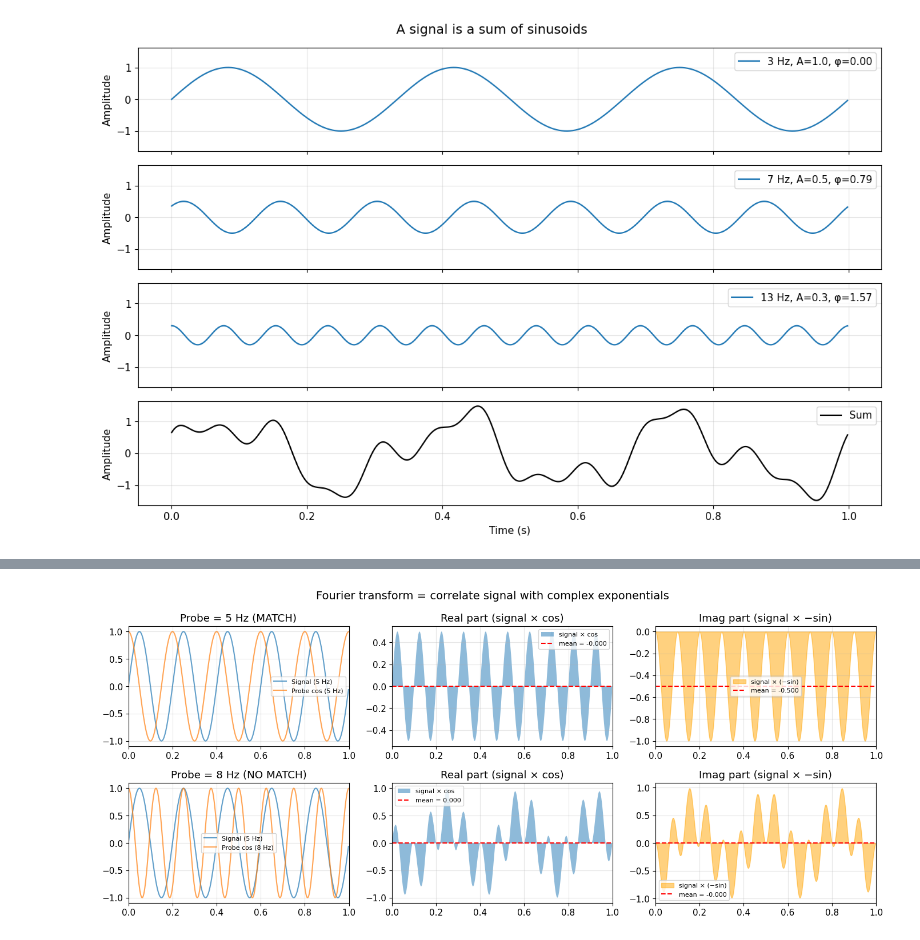
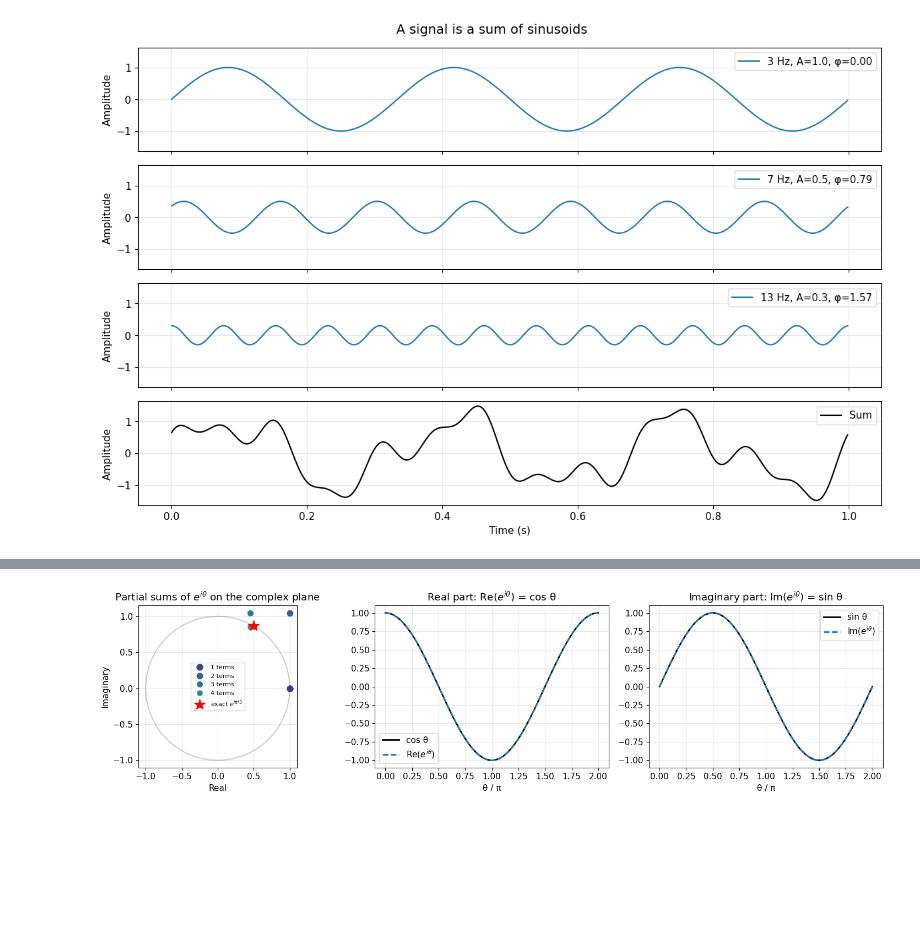
Before and after one commit to dbqpdb/fourier, a Jupyter notebook: fourier_transform.ipynb, the cells around one changed output, grey strips where cells are left out. Saved outputs shown, nothing was run; the diff lists cells and outputs as text; code cells hidden in the pictures; blank space fills up the shorter version.

```diff
--- a/fourier_transform.ipynb
+++ b/fourier_transform.ipynb
@@ -61,44 +87,60 @@ When the signal contains frequency $f$, the product stays coherent and the sum i
 
 Let's visualize this "correlation" process for a probe frequency that matches vs. one that doesn't.
 # %%
-# Simple test signal: pure 5 Hz sine
-test_signal = np.sin(2 * np.pi * 5 * t)
+# Verify Euler's formula: compare Taylor series partial sums with cos + i*sin
+from math import factorial
 
-fig, axes = plt.subplots(2, 3, figsize=(14, 6))
+theta = np.linspace(0, 2 * np.pi, 300)
 
-for row, probe_freq in enumerate([5, 8]):
-    # The probe: cos and -sin at the probe frequency
-    probe_cos = np.cos(2 * np.pi * probe_freq * t)
-    probe_sin = -np.sin(2 * np.pi * probe_freq * t)
+fig, axes = plt.subplots(1, 3, figsize=(15, 4))
 
-    # Products
-    prod_cos = test_signal * probe_cos
-    prod_sin = test_signal * probe_sin
+# Left: show partial sums of e^(iθ) converging on the unit circle
+ax = axes[0]
+ax.set_aspect('equal')
+ax.set_title("Partial sums of $e^{i\\theta}$ on the complex plane")
+theta_demo = np.pi / 3  # pick one angle to illustrate
+partial = 0 + 0j
+colors = plt.cm.viridis(np.linspace(0.2, 0.9, 8))
+for n in range(8):
+    partial += (1j * theta_demo) ** n / factorial(n)
+    ax.plot(partial.real, partial.imag, 'o', color=colors[n], markersize=8 - n * 0.5,
+            label=f'{n+1} terms' if n < 4 else None)
+# Draw unit circle
+circle = np.exp(1j * np.linspace(0, 2 * np.pi, 200))
+ax.plot(circle.real, circle.imag, 'k-', alpha=0.2)
+# Mark the exact answer
+exact = np.exp(1j * theta_demo)
+ax.plot(exact.real, exact.imag, 'r*', markersize=15, label=f'exact $e^{{i\\pi/3}}$')
+ax.legend(fontsize=8)
+ax.set_xlabel('Real')
+ax.set_ylabel('Imaginary')
 
-    match = "MATCH" if probe_freq == 5 else "NO MATCH"
+# Middle: real part = cos(θ)
+axes[1].plot(theta / np.pi, np.cos(theta), 'k-', linewidth=2, label='cos θ')
+axes[1].plot(theta / np.pi, np.exp(1j * theta).real, '--', linewidth=2, label='Re($e^{iθ}$)')
+axes[1].set_title('Real part: Re($e^{i\\theta}$) = cos θ')
+axes[1].set_xlabel('θ / π')
+axes[1].legend()
 
-    axes[row, 0].plot(t, test_signal, alpha=0.7, label='Signal (5 Hz)')
-    axes[row, 0].plot(t, probe_cos, alpha=0.7, label=f'Probe cos ({probe_freq} Hz)')
-    axes[row, 0].set_title(f'Probe = {probe_freq} Hz ({match})')
-    axes[row, 0].legend(fontsize=8)
+# Right: imaginary part = sin(θ)
+axes[2].plot(theta / np.pi, np.sin(theta), 'k-', linewidth=2, label='sin θ')
+axes[2].plot(theta / np.pi, np.exp(1j * theta).imag, '--', linewidth=2, label='Im($e^{iθ}$)')
+axes[2].set_title('Imaginary part: Im($e^{i\\theta}$) = sin θ')
+axes[2].set_xlabel('θ / π')
+axes[2].legend()
 
-    axes[row, 1].fill_between(t, prod_cos, alpha=0.5, label='signal × cos')
-    axes[row, 1].axhline(y=np.mean(prod_cos), color='red', linestyle='--',
-                          label=f'mean = {np.mean(prod_cos):.3f}')
-    axes[row, 1].set_title('Real part (signal × cos)')
-    axes[row, 1].legend(fontsize=8)
-
-    axes[row, 2].fill_between(t, prod_sin, alpha=0.5, color='orange', label='signal × (−sin)')
-    axes[row, 2].axhline(y=np.mean(prod_sin), color='red', linestyle='--',
-                          label=f'mean = {np.mean(prod_sin):.3f}')
-    axes[row, 2].set_title('Imag part (signal × −sin)')
-    axes[row, 2].legend(fontsize=8)
-
-for ax in axes.flat:
-    ax.set_xlim(0, 1)
-
-fig.suptitle('Fourier transform = correlate signal with complex exponentials', fontsize=14)
 plt.tight_layout()
 plt.show()
+
+# Numerical check
+theta_test = np.array([0, np.pi/6, np.pi/4, np.pi/3, np.pi/2, np.pi])
+print("θ/π        e^(iθ)                         cos θ + i sin θ              match?")
+print("-" * 85)
+for th in theta_test:
+    lhs = np.exp(1j * th)
+    rhs = np.cos(th) + 1j * np.sin(th)
+    print(f"{th/np.pi:5.2f}π    {lhs.real:+8.5f} {lhs.imag:+8.5f}i"
+          f"          {rhs.real:+8.5f} {rhs.imag:+8.5f}i"
+          f"          {np.isclose(lhs, rhs)}")
 # %% [output]
-[figure, old version]
+[figure, new version]
```
Also changed, not shown: parts of 57 cells of this notebook.
